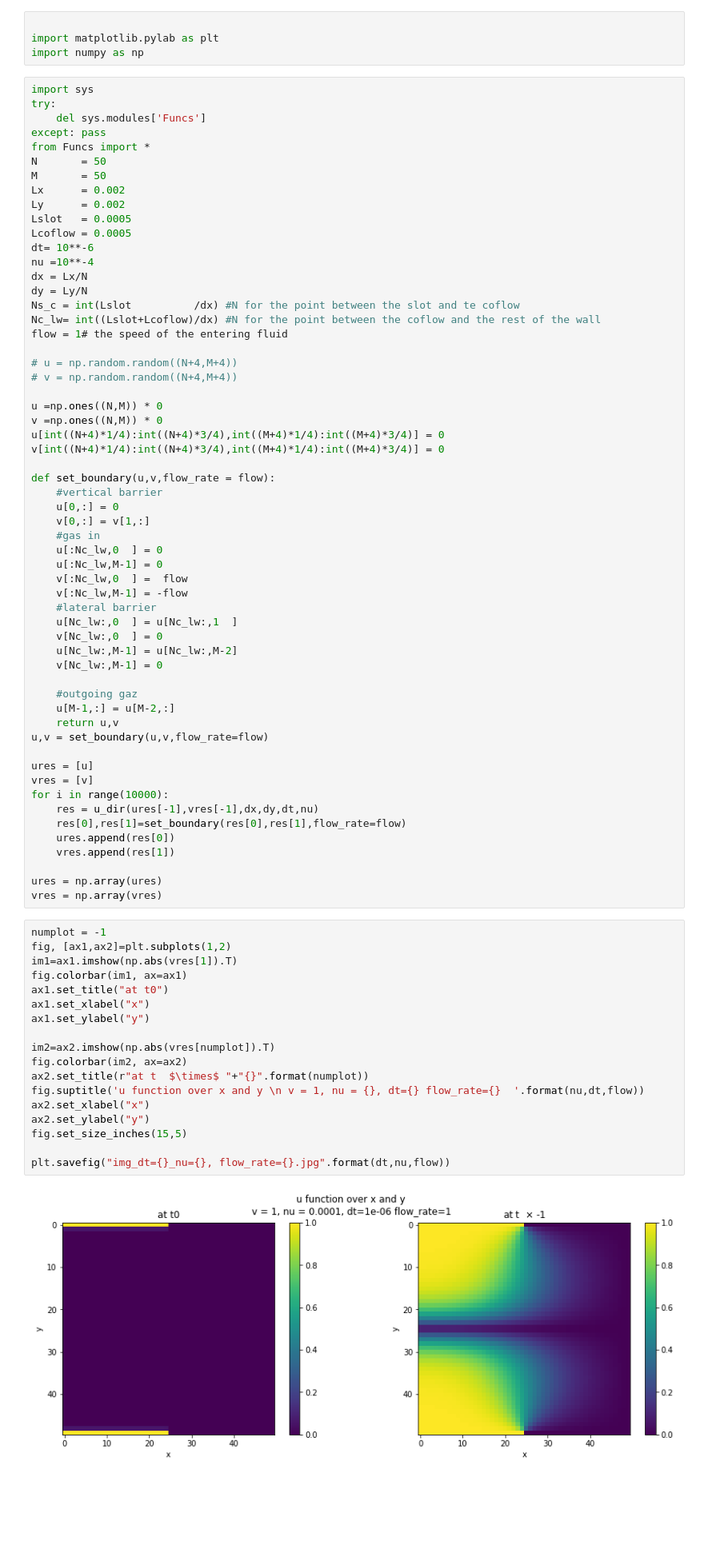
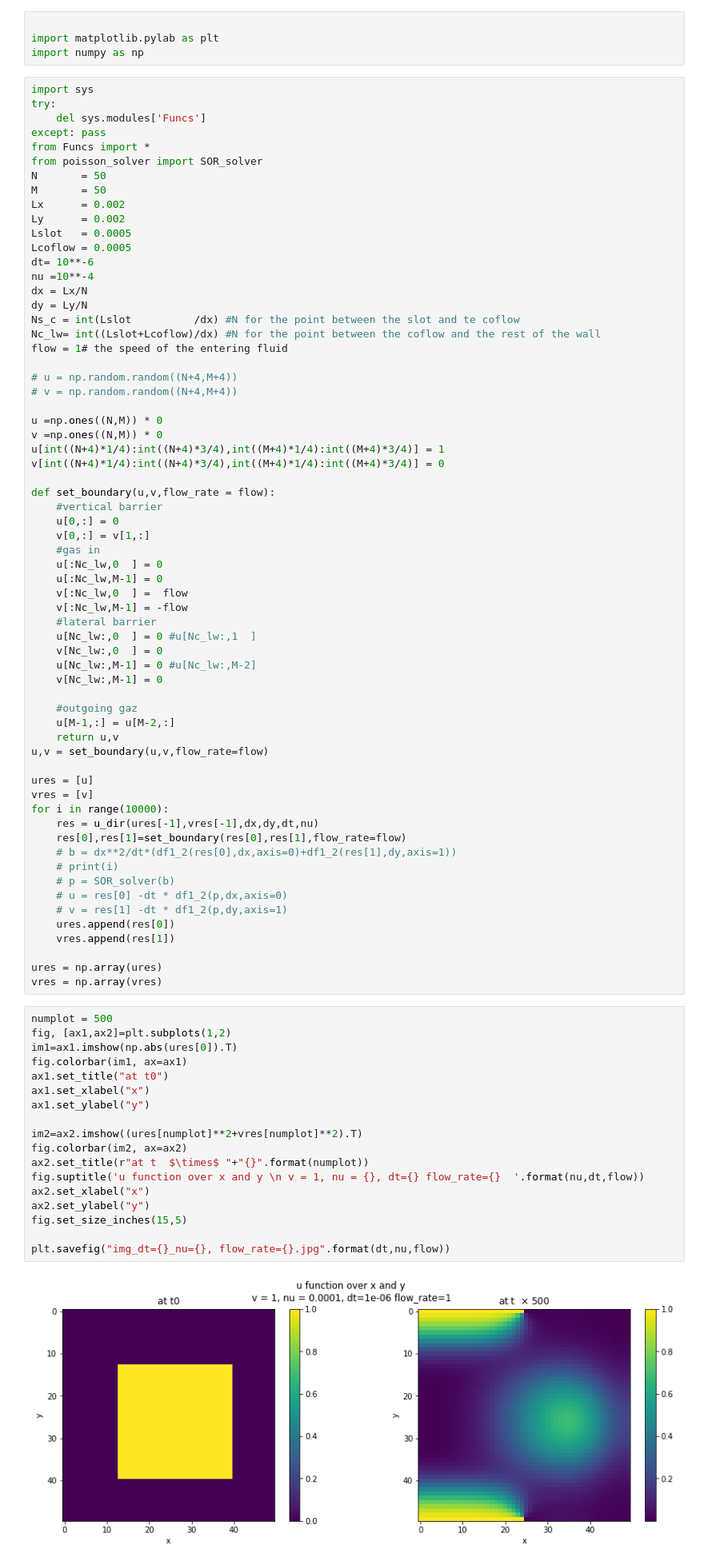
Before and after one commit to SaschaRienaecker/combustion, a Jupyter notebook: testing.ipynb, the cells around one changed output. Shown at 80% size. Drawn from its saved outputs; the diff is of its cells as text; blank space fills up the shorter version.

```diff
--- a/testing.ipynb
+++ b/testing.ipynb
@@ -8,6 +8,7 @@ try:
     del sys.modules['Funcs']
 except: pass
 from Funcs import *
+from poisson_solver import SOR_solver
 N       = 50
 M       = 50
 Lx      = 0.002
@@ -27,7 +28,7 @@ flow = 1# the speed of the entering fluid
 
 u =np.ones((N,M)) * 0
 v =np.ones((N,M)) * 0
-u[int((N+4)*1/4):int((N+4)*3/4),int((M+4)*1/4):int((M+4)*3/4)] = 0
+u[int((N+4)*1/4):int((N+4)*3/4),int((M+4)*1/4):int((M+4)*3/4)] = 1
 v[int((N+4)*1/4):int((N+4)*3/4),int((M+4)*1/4):int((M+4)*3/4)] = 0
 
 def set_boundary(u,v,flow_rate = flow):
@@ -40,9 +41,9 @@ def set_boundary(u,v,flow_rate = flow):
     v[:Nc_lw,0  ] =  flow
     v[:Nc_lw,M-1] = -flow
     #lateral barrier
-    u[Nc_lw:,0  ] = u[Nc_lw:,1  ]
+    u[Nc_lw:,0  ] = 0 #u[Nc_lw:,1  ]
     v[Nc_lw:,0  ] = 0
-    u[Nc_lw:,M-1] = u[Nc_lw:,M-2]
+    u[Nc_lw:,M-1] = 0 #u[Nc_lw:,M-2]
     v[Nc_lw:,M-1] = 0
 
     #outgoing gaz
@@ -55,31 +56,36 @@ vres = [v]
 for i in range(10000):
     res = u_dir(ures[-1],vres[-1],dx,dy,dt,nu)
     res[0],res[1]=set_boundary(res[0],res[1],flow_rate=flow)
+    # b = dx**2/dt*(df1_2(res[0],dx,axis=0)+df1_2(res[1],dy,axis=1))
+    # print(i)
+    # p = SOR_solver(b)
+    # u = res[0] -dt * df1_2(p,dx,axis=0)
+    # v = res[1] -dt * df1_2(p,dy,axis=1)
     ures.append(res[0])
     vres.append(res[1])
 
 ures = np.array(ures)
 vres = np.array(vres)
 # %%
-numplot = -1
+numplot = 500
 fig, [ax1,ax2]=plt.subplots(1,2)
-im1=ax1.imshow(np.abs(vres[1]).T)
+im1=ax1.imshow(np.abs(ures[0]).T)
 fig.colorbar(im1, ax=ax1)
 ax1.set_title("at t0")
 ax1.set_xlabel("x")
 ax1.set_ylabel("y")
 
-im2=ax2.imshow(np.abs(vres[numplot]).T)
+im2=ax2.imshow((ures[numplot]**2+vres[numplot]**2).T)
 fig.colorbar(im2, ax=ax2)
 ax2.set_title(r"at t  $\times$ "+"{}".format(numplot))
 fig.suptitle('u function over x and y \n v = 1, nu = {}, dt={} flow_rate={}  '.format(nu,dt,flow))
 ax2.set_xlabel("x")
 ax2.set_ylabel("y")
 fig.set_size_inches(15,5)
 
 plt.savefig("img_dt={}_nu={}, flow_rate={}.jpg".format(dt,nu,flow))
 # %% [output]
-[figure, old version]
+[figure, new version]
 # %%
 import sys
 try:
```
Also changed, not shown: parts of 1 cell of this notebook, 3 other files.
